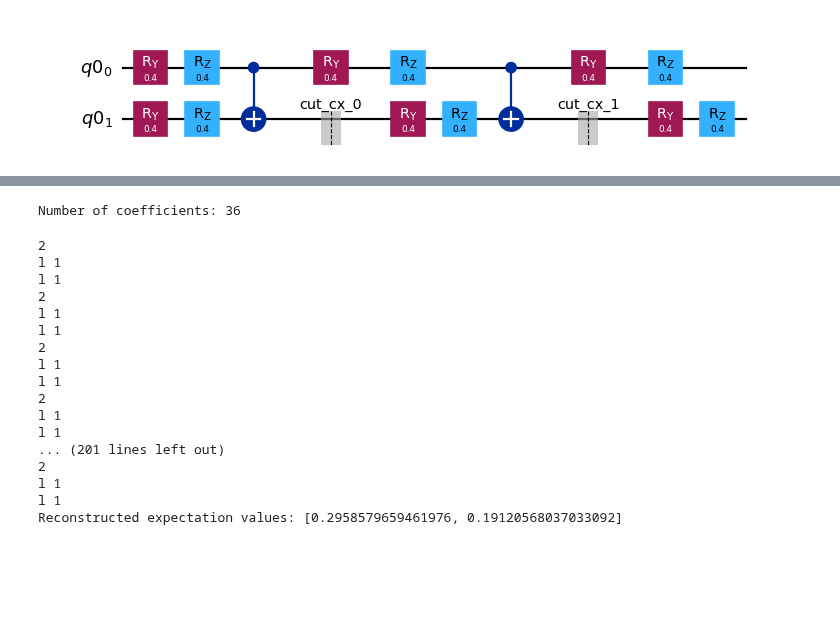
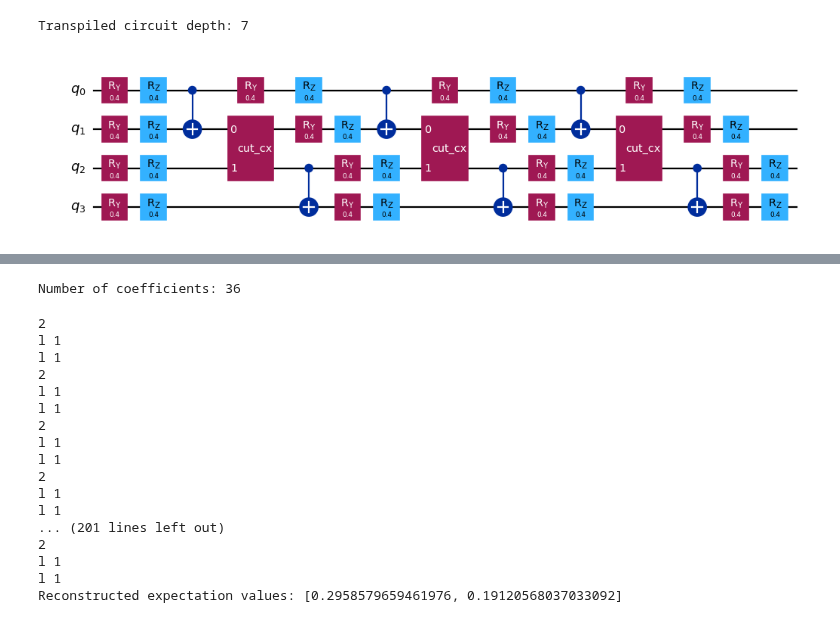
Before and after one commit to nathanieltornow/qtpu, a Jupyter notebook: ckt.ipynb, the cells around one changed output, grey strips where cells are left out. Saved outputs shown, nothing was run; the diff lists cells and outputs as text; code cells hidden in the pictures; blank space fills up the shorter version.

```diff
--- a/ckt.ipynb
+++ b/ckt.ipynb
@@ -30,4 +12,0 @@ subobservables
-# %%
-subcircuits["A"].draw("mpl", scale=0.8)
-# %% [output]
-[figure, removed]
@@ -33,0 +17,27 @@ subcircuits["A"].draw("mpl", scale=0.8)
+# %%
+from qiskit.transpiler.preset_passmanagers import generate_preset_pass_manager
+
+pass_manager = generate_preset_pass_manager(
+    optimization_level=1, backend=backend, initial_layout=[0, 1, 2, 3]
+)
+
+transpiled_qc = pass_manager.run(circuit)
+print(f"Transpiled circuit depth: {transpiled_qc.depth(lambda x: len(x[1]) >= 2)}")
+# %% [output]
+Transpiled circuit depth: 7
+# %%
+from circuit_knitting.cutting import cut_gates
+
+# Find the indices of the distant gates
+cut_indices = [
+    i
+    for i, instruction in enumerate(circuit.data)
+    if {circuit.find_bit(q)[0] for q in instruction.qubits} == {1, 2}
+]
+
+# Decompose distant CNOTs into TwoQubitQPDGate instances
+qpd_circuit, bases = cut_gates(circuit, cut_indices)
+
+qpd_circuit.draw("mpl", scale=0.8)
+# %% [output]
+[figure, added]
```
Also changed, not shown: parts of 8 cells of this notebook, 15 other files.
